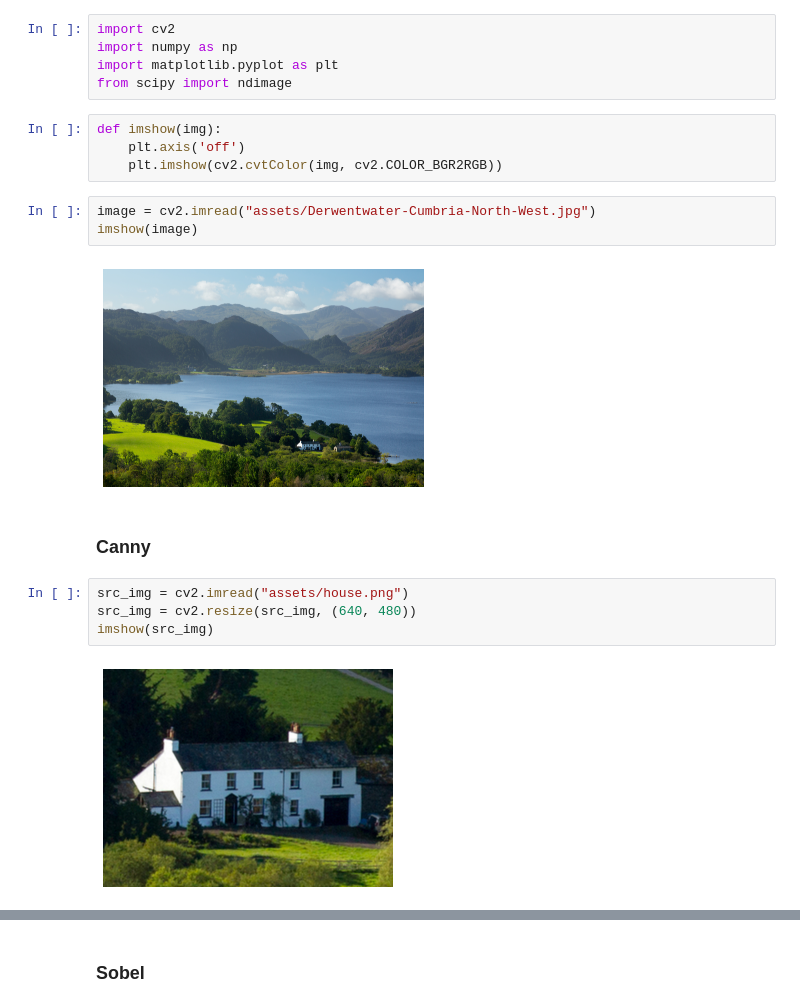
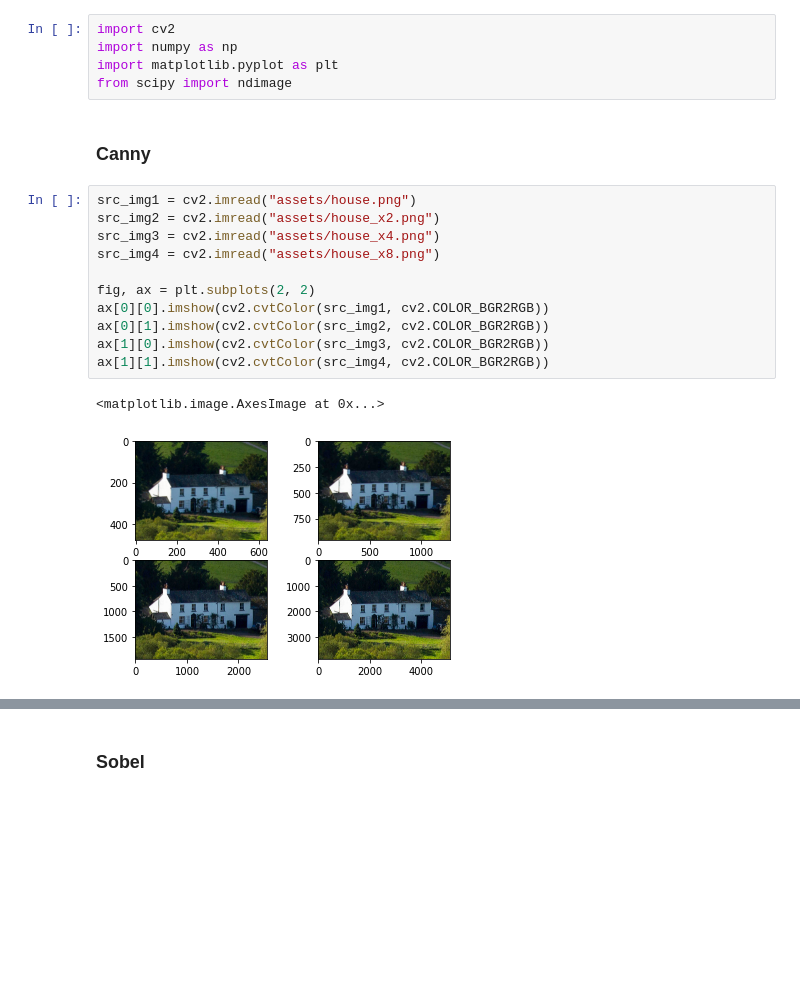
Before and after one commit to bairdob/MultimediaTechnologyPractice, a Jupyter notebook: methods_edge_detection.ipynb, the cells around one changed output, grey strips where cells are left out. Drawn from its saved outputs; the diff is of its cells as text; blank space fills up the shorter version.

```diff
--- a/methods_edge_detection.ipynb
+++ b/methods_edge_detection.ipynb
@@ -3,22 +3,21 @@ import cv2
 import numpy as np
 import matplotlib.pyplot as plt
 from scipy import ndimage
-# %%
-def imshow(img):
-    plt.axis('off')
-    plt.imshow(cv2.cvtColor(img, cv2.COLOR_BGR2RGB))
-# %%
-image = cv2.imread("assets/Derwentwater-Cumbria-North-West.jpg")
-imshow(image)
-# %% [output]
-[figure, removed]
 # %% [markdown]
 ### Canny
 # %%
-src_img = cv2.imread("assets/house.png")
-src_img = cv2.resize(src_img, (640, 480))
-imshow(src_img)
+src_img1 = cv2.imread("assets/house.png")
+src_img2 = cv2.imread("assets/house_x2.png")
+src_img3 = cv2.imread("assets/house_x4.png")
+src_img4 = cv2.imread("assets/house_x8.png")
+
+fig, ax = plt.subplots(2, 2)
+ax[0][0].imshow(cv2.cvtColor(src_img1, cv2.COLOR_BGR2RGB))
+ax[0][1].imshow(cv2.cvtColor(src_img2, cv2.COLOR_BGR2RGB))
+ax[1][0].imshow(cv2.cvtColor(src_img3, cv2.COLOR_BGR2RGB))
+ax[1][1].imshow(cv2.cvtColor(src_img4, cv2.COLOR_BGR2RGB))
 # %% [output]
+<matplotlib.image.AxesImage at 0x...>
-[figure, old version]
+[figure, new version]
 # %%
 # conversion of image to grayscale
```
Also changed, not shown: parts of 8 cells of this notebook.
